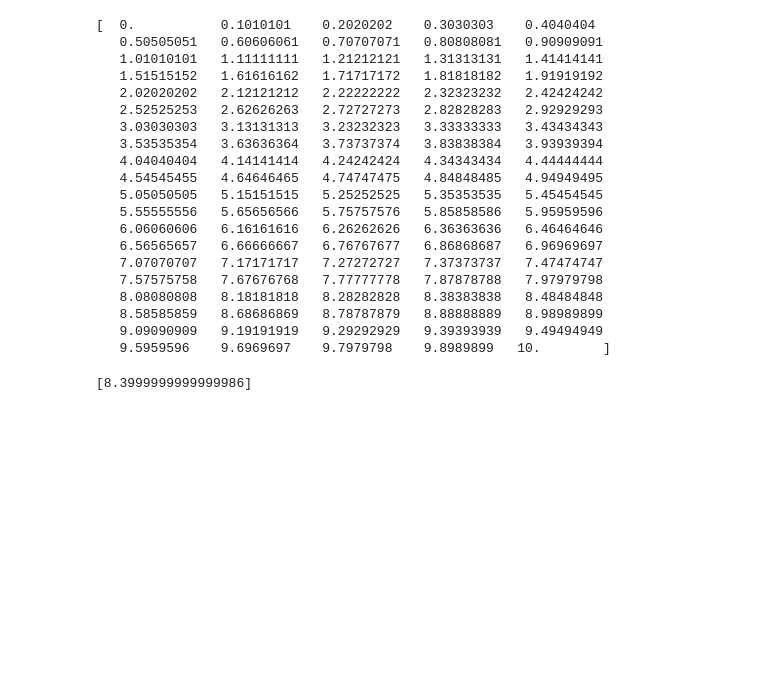
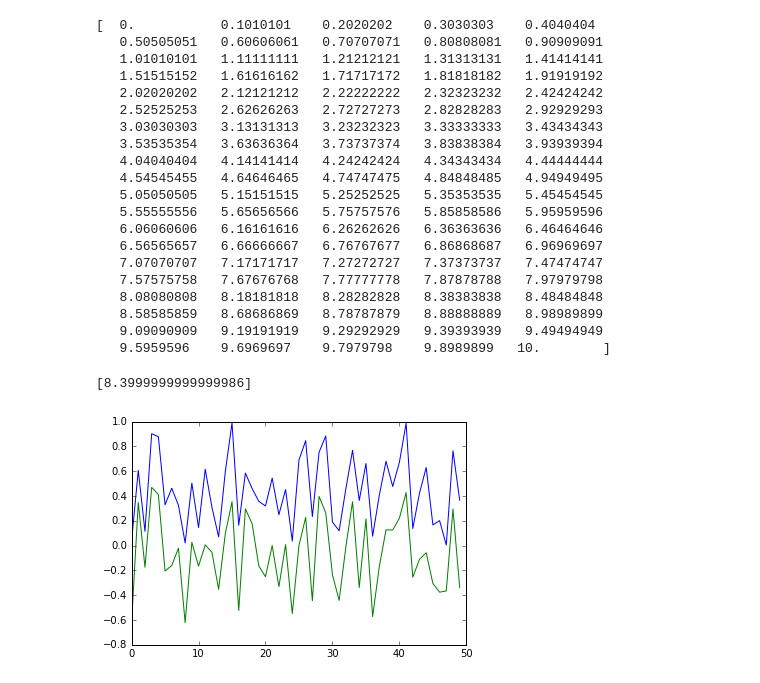
Before and after one commit to sethbunke/MachineLearningAlgorithmsFromScratch, a Jupyter notebook: Class encapsulation.ipynb, the cells around one changed output. Cells and saved outputs as stored; diff of their text form; code cells hidden in the pictures; blank space fills up the shorter version.

Commit message:
more graphs on class

```diff
--- a/Class encapsulation.ipynb
+++ b/Class encapsulation.ipynb
@@ -168,3 +168,18 @@ print(line_x)
 t.predict([10])
 # %% [output]
 [8.3999999999999986]
+# %%
+import random
+
+def noisy_line(m, b, x):
+    return m * x + b + 0.5 * (random.random() - 0.5)
+
+slope = 1.0
+intercept = -0.5
+x_coords = [random.random() for t in range(50)]
+y_coords = [noisy_line(slope, intercept, x) for x in x_coords]
+sp = plt.plot(zip(x_coords, y_coords))
+#sp += line([(0.0, intercept), (1.0, slope+intercept)], color='red')
+#sp.show()
+# %% [output]
+[figure, added]
```
Also changed, not shown: parts of 2 cells of this notebook.
